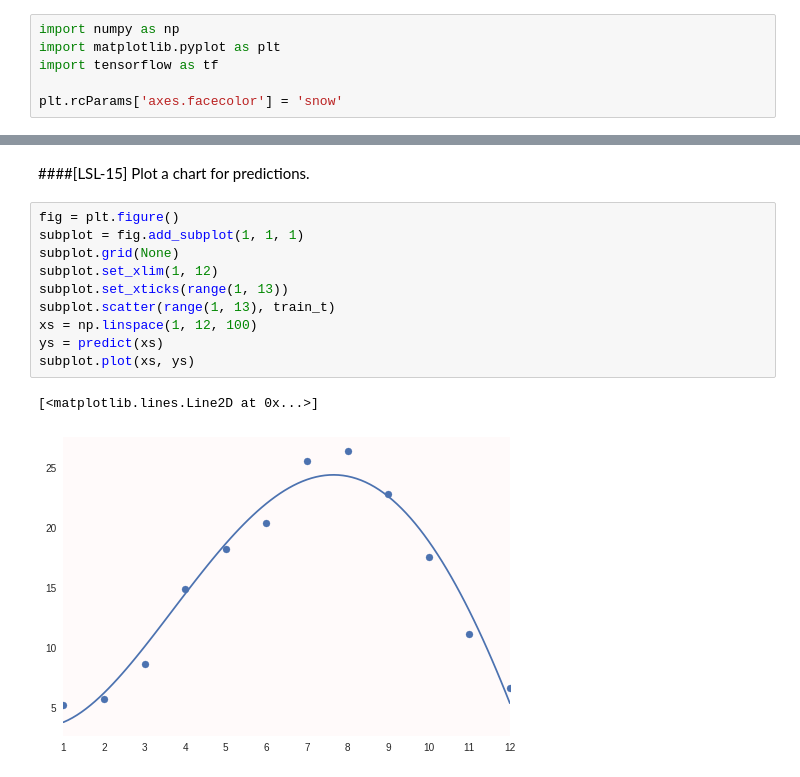
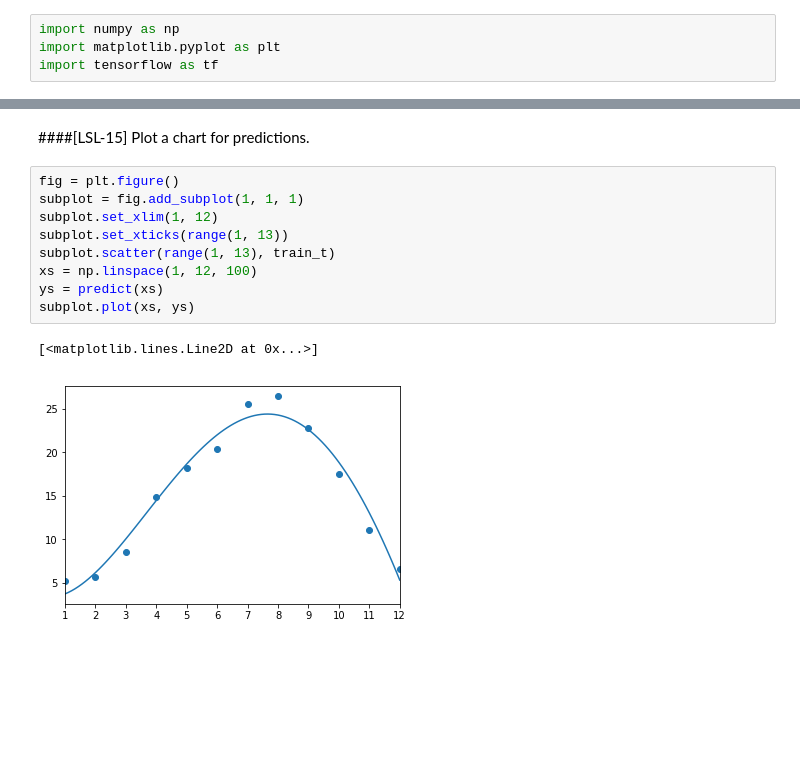
Before and after one commit to enakai00/colab_tfbook, a Jupyter notebook: Chapter01/1. Least squares method with low-level API.ipynb, the cells around one changed output, grey strips where cells are left out. Saved outputs shown, nothing was run; the diff lists cells and outputs as text; blank space fills up the shorter version.

```diff
--- a/Chapter01/1. Least squares method with low-level API.ipynb
+++ b/Chapter01/1. Least squares method with low-level API.ipynb
@@ -11,8 +11,6 @@ Import modules.
 import numpy as np
 import matplotlib.pyplot as plt
 import tensorflow as tf
-
-plt.rcParams['axes.facecolor'] = 'snow'
 # %% [markdown]
 ####[LSL-02]
 Prepare the training dateset.
@@ -145,13 +143,12 @@ Plot a chart for predictions.
 # %%
 fig = plt.figure()
 subplot = fig.add_subplot(1, 1, 1)
-subplot.grid(None)
 subplot.set_xlim(1, 12)
 subplot.set_xticks(range(1, 13))
 subplot.scatter(range(1, 13), train_t)
 xs = np.linspace(1, 12, 100)
 ys = predict(xs)
 subplot.plot(xs, ys)
 # %% [output]
 [<matplotlib.lines.Line2D at 0x...>]
-[figure, old version]
+[figure, new version]
```
Also changed, not shown: 2 other files.
